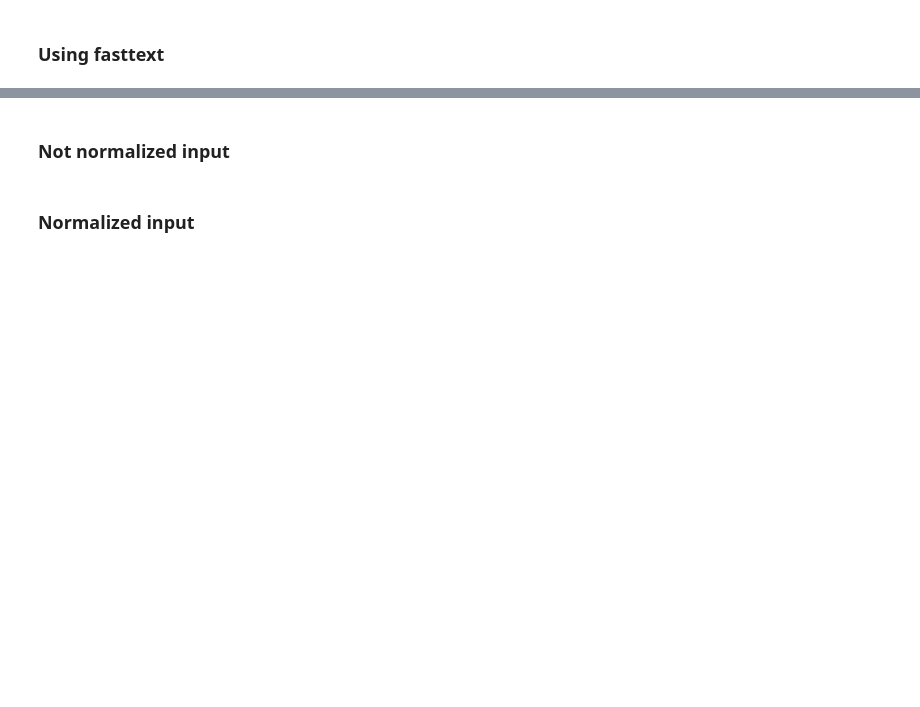
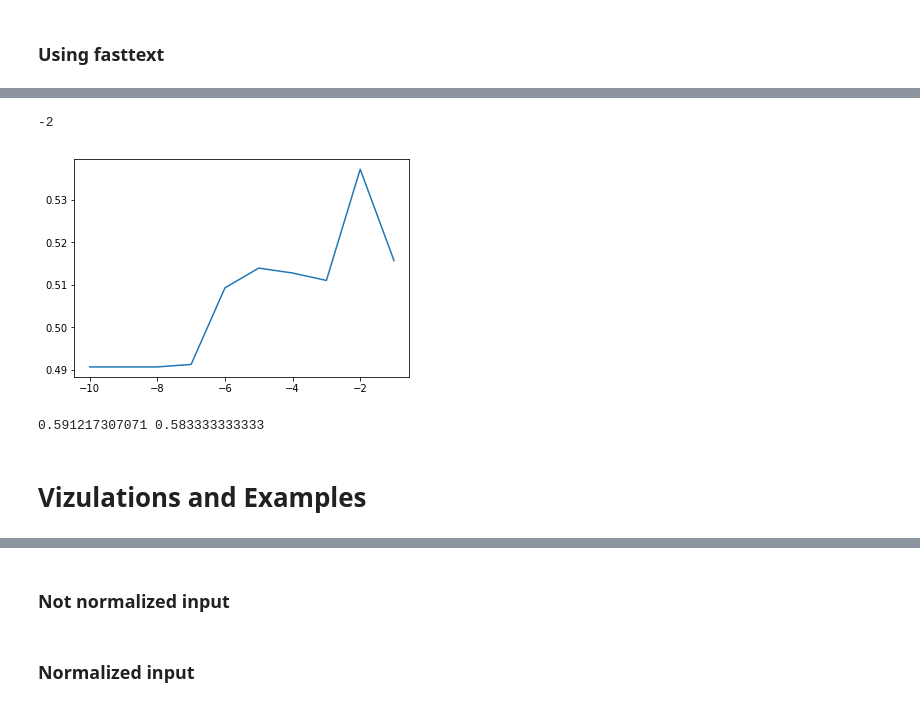
Before and after one commit to mahamfkhan/NLU, a Jupyter notebook: fastText test.ipynb, the cells around one changed output, grey strips where cells are left out. Cells and saved outputs as stored; diff of their text form; code cells hidden in the pictures; blank space fills up the shorter version.

```diff
--- a/fastText test.ipynb
+++ b/fastText test.ipynb
@@ -94,23 +253,47 @@ import matplotlib.pyplot as plt
 # %%
 N_val = []
 precision = []
 recall = []
-for wordNgrams in range(5,10):
-    model = train_supervised(input=enron_input,
+f1 = []
+accs = []
+param_range = np.arange(-10,0)
+recipient_val = recipient_df.iloc[sender_splits[1]]
+for rate in 10.0**param_range:
+    model = train_supervised(input=recipient["train"],
                              epoch=50, #tuned
-                             lr=0.00001,
+                             lr=rate, #tuned minimal improvements
                              ws = 2, #tuned
-                             wordNgrams=wordNgrams, #drops when you increase it
-                             verbose=10,
+                             wordNgrams=3, #tuned
+                             verbose=5, #tuned minimal improvements
                              minCount=1,
                              dim=200)
-    N,p,r =  results(*model.test(fairframe_test))
+    N,p,r =  results(*model.test(recipient["dev"]))
+    f1.append(get_F1(p,r))
     N_val.append(N)
     precision.append(p)
     recall.append(r)
+    accs.append(get_acc(model, recipient_val))
 
-#print_results(*model.test(cooking_test))
-
-plt.plot(precision)
-plt.plot(recall)
-plt.show()
+plt.plot(param_range,f1)
+param_range[np.argmax(f1)]
+# %% [output]
+-2
+[figure, added]
+# %%
+#Best model for recipient
+recipient_test = recipient_df.iloc[sender_splits[2]]
+recipient_model = train_supervised(input=recipient["train"],
+                             epoch=50, #tuned
+                             lr=10.0**-2, #tuned minimal improvements
+                             ws = 3, #tuned
+                             wordNgrams=15, #tuned
+                             verbose=3, #tuned minimal improvements
+                             minCount=1,
+                             dim=200)
+
+print(get_acc(recipient_model, recipient_test), get_acc(recipient_model, recipient_val))
+#insert model tested on fair frame here
+# %% [output]
+0.591217307071 0.583333333333
+# %% [markdown]
+# Vizulations and Examples
```
Also changed, not shown: parts of 29 cells of this notebook, 2 other files.
